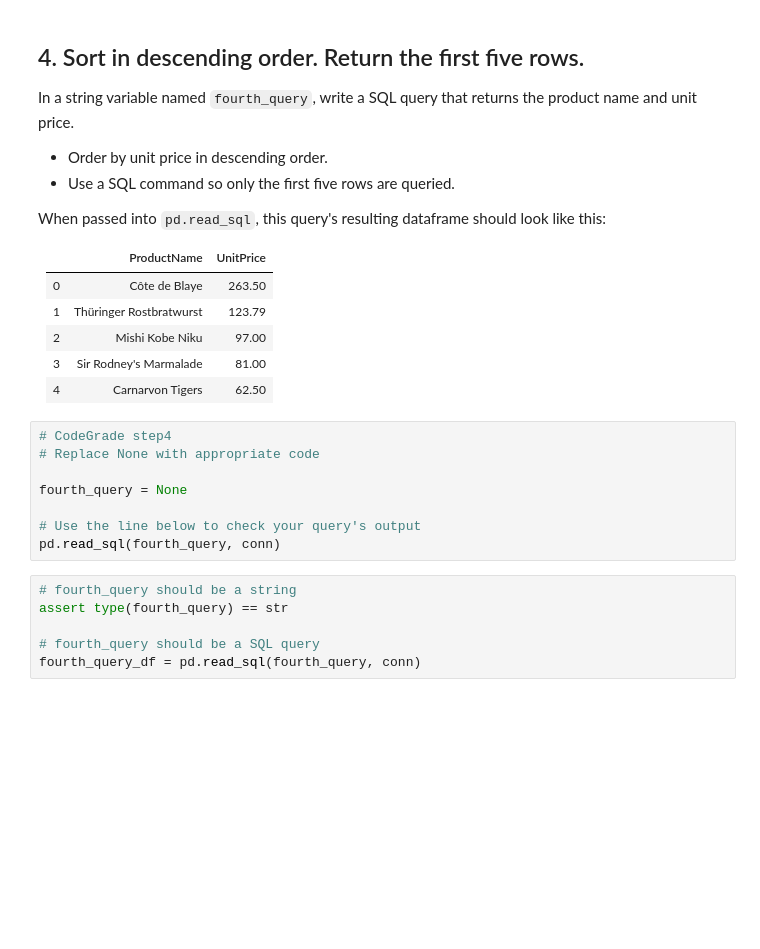
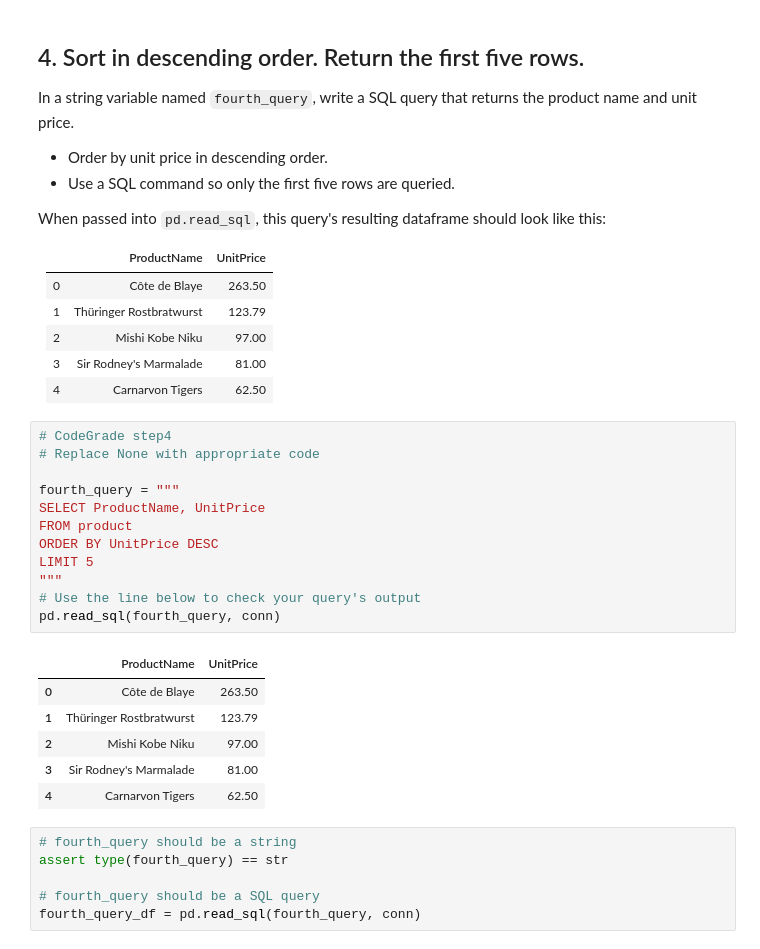
Before and after one commit to Makster04/SQL_Checkpoint, a Jupyter notebook: sql_checkpoint.ipynb, the cells around one changed output. Drawn from its saved outputs; the diff is of its cells as text; blank space fills up the shorter version.

```diff
--- a/sql_checkpoint.ipynb
+++ b/sql_checkpoint.ipynb
@@ -229,11 +229,22 @@ When passed into `pd.read_sql`, this query's resulting dataframe should look lik
 # %%
 # CodeGrade step4
 # Replace None with appropriate code
 
-fourth_query = None
-
+fourth_query = """
+SELECT ProductName, UnitPrice
+FROM product
+ORDER BY UnitPrice DESC
+LIMIT 5
+"""
 # Use the line below to check your query's output
 pd.read_sql(fourth_query, conn)
+# %% [output]
+|  | ProductName | UnitPrice |
+| 0 | Côte de Blaye | 263.50 |
+| 1 | Thüringer Rostbratwurst | 123.79 |
+| 2 | Mishi Kobe Niku | 97.00 |
+| 3 | Sir Rodney's Marmalade | 81.00 |
+| 4 | Carnarvon Tigers | 62.50 |
 # %%
 # fourth_query should be a string
 assert type(fourth_query) == str
```
Also changed, not shown: parts of 1 cell of this notebook.
